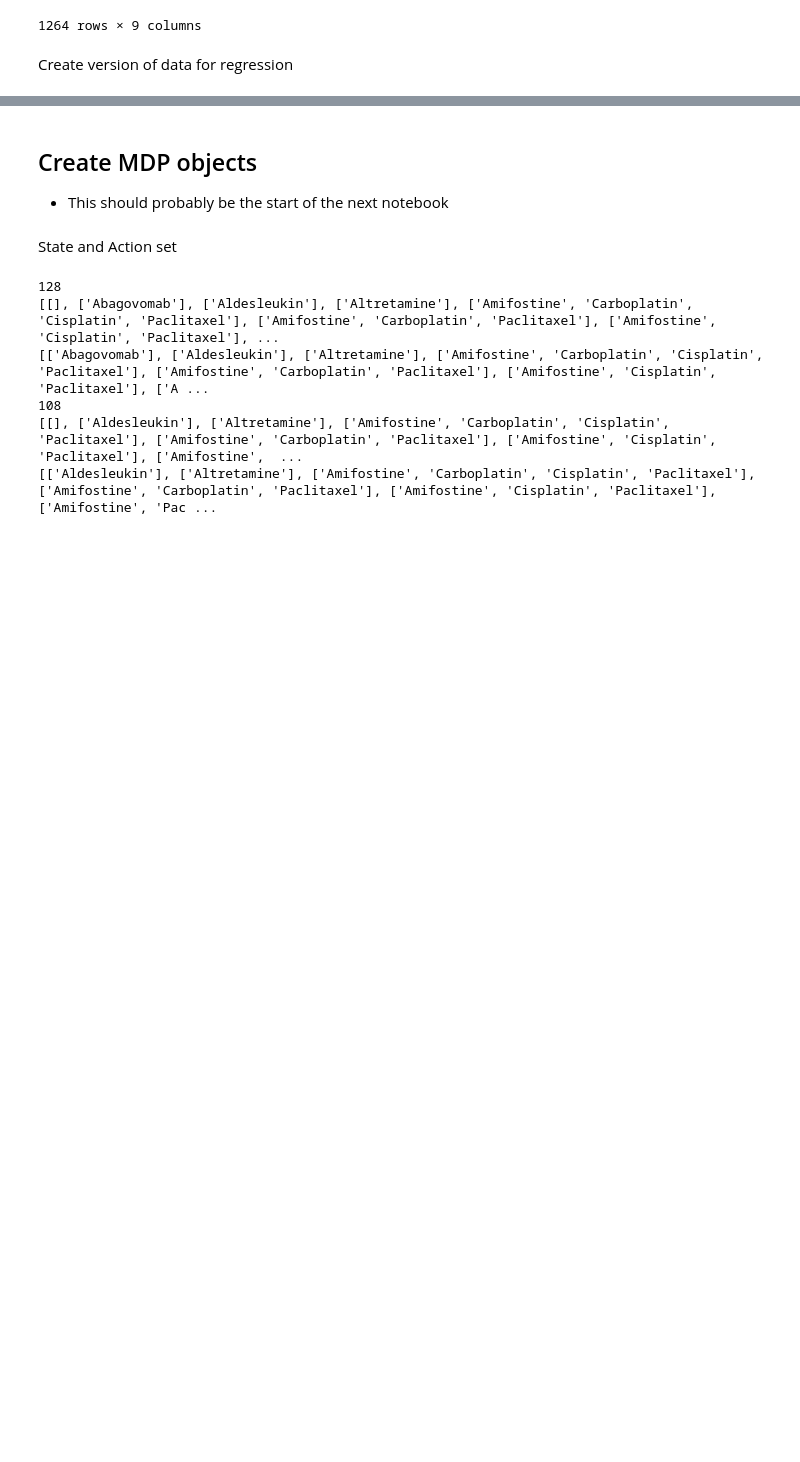
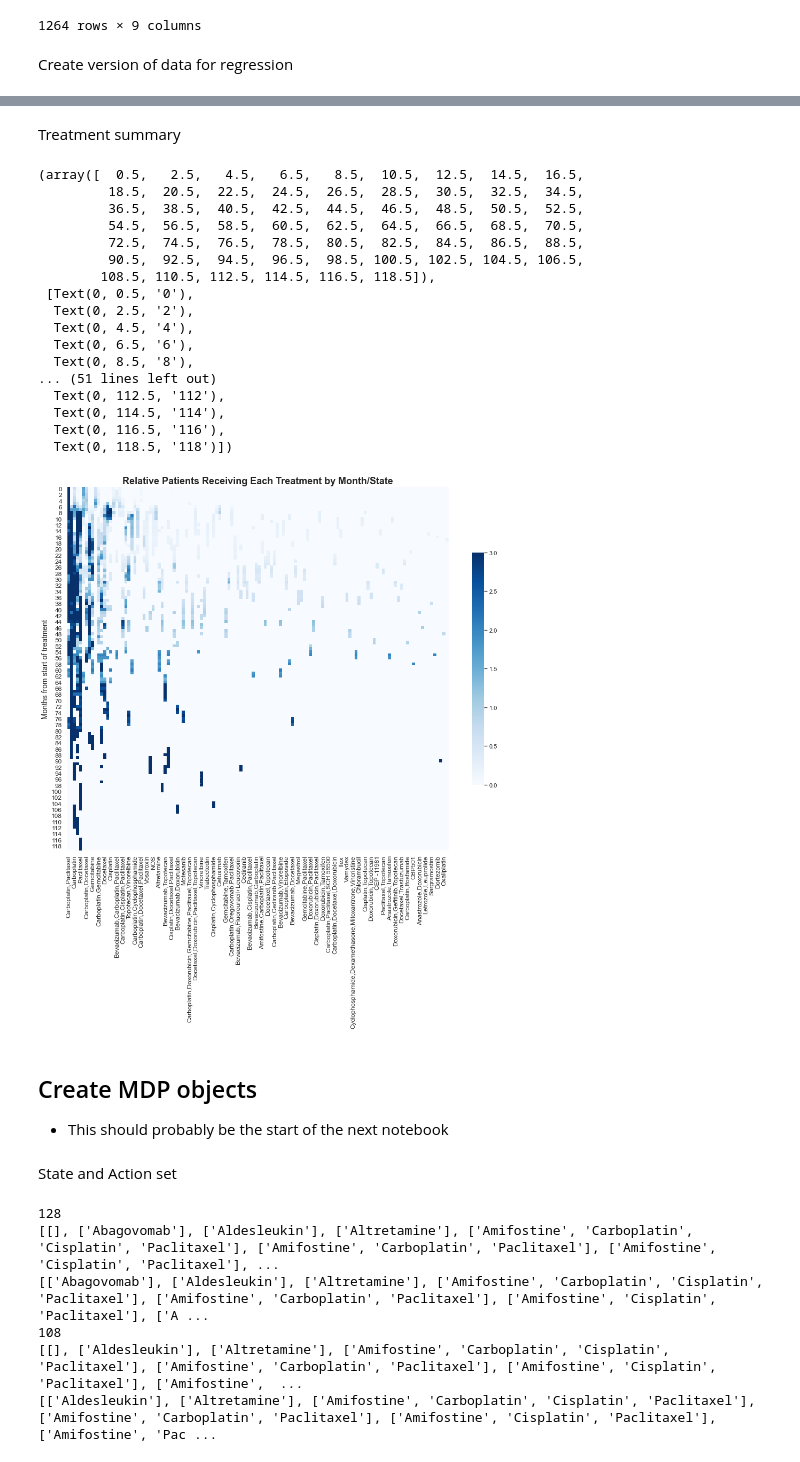
Before and after one commit to bmurphy1993/Cancer_Reinforcement_Learning, a Jupyter notebook: Data_Preprocessing.ipynb, the cells around one changed output, grey strips where cells are left out. Drawn from its saved outputs; the diff is of its cells as text; code cells hidden in the pictures; blank space fills up the shorter version.

```diff
--- a/Data_Preprocessing.ipynb
+++ b/Data_Preprocessing.ipynb
@@ -269,6 +275,10 @@ tcga_ov_1_keep = tcga_ov_1_keep[tcga_ov_1_keep['bcr_patient_barcode'].isin(tcga_
 tcga_start_days = tcga_start_days[tcga_start_days['bcr_patient_barcode'].isin(tcga_barcodes)].sort_values(by=['bcr_patient_barcode']).reset_index().drop('index', axis=1)
 tcga_ov_1_keep['total_days_overall_survival'] = tcga_ov_1_keep['total_days_overall_survival'] - tcga_start_days['start_day'] # this needs work, getting some negative values
 
+# Fill blanks
+tcga_ov_1_keep = tcga_ov_1_keep.replace(r'^\s*$', np.nan, regex=True)
+tcga_ov_1_keep = tcga_ov_1_keep.replace(np.nan, 'NOT SPECIFIED', regex=True)
+
 tcga_ov_1_keep
 # %% [output]
 NaNs:  bcr_patient_barcode                                 4
@@ -400,3 +462,57 @@ df_d_reg
+# %% [markdown]
+Treatment summary
+# %%
+# Heatmap data
+df_heat = df_reg.stb.freq(['ther_str', 'months'])[['ther_str', 'months', 'count']].sort_values(by=['months', 'ther_str'])
+df_heat = df_heat.pivot_table(index=['months'], columns='ther_str', values='count').reset_index().rename_axis(None, axis=1).set_index('months')
+df_heat = df_heat.fillna(value=0).drop([''], axis=1)
+s = df_heat.sum()
+df_heat = df_heat[s.sort_values(ascending=False).index]
+# convert to z-scores
+for row in df_heat.index:
+    stats.zscore(df_heat.iloc[row])
+    df_heat.iloc[row] = stats.zscore(df_heat.iloc[row])
+df_heat = df_heat.fillna(value=0)
+
+# Make heatmap
+sns.set(font_scale=1)
+
+cmap = sns.color_palette("Blues", as_cmap=True)
+plt.figure(figsize=(16,16))
+plt.rcParams["font.family"] = "Arial"
+ax = sns.heatmap(data=df_heat,
+                 cmap=cmap,
+                 square=1,
+                 vmin=0, vmax=3,
+                 cbar_kws={"shrink": .5},
+#                  linewidth=0.05,
+#                  linecolor='gray',
+                 )
+plt.title('Relative Patients Receiving Each Treatment by Month/State', size=18, fontweight='bold')
+plt.ylabel('Months from start of treatment', size=14)
+plt.xticks(size=12, rotation='vertical')
+plt.yticks(size=12)
+# cbar = df_heat.collections[0].colorbar
+# cbar.ax.tick_params(labelsize=6)
+# %% [output]
+(array([  0.5,   2.5,   4.5,   6.5,   8.5,  10.5,  12.5,  14.5,  16.5,
+         18.5,  20.5,  22.5,  24.5,  26.5,  28.5,  30.5,  32.5,  34.5,
+         36.5,  38.5,  40.5,  42.5,  44.5,  46.5,  48.5,  50.5,  52.5,
+         54.5,  56.5,  58.5,  60.5,  62.5,  64.5,  66.5,  68.5,  70.5,
+         72.5,  74.5,  76.5,  78.5,  80.5,  82.5,  84.5,  86.5,  88.5,
+         90.5,  92.5,  94.5,  96.5,  98.5, 100.5, 102.5, 104.5, 106.5,
+        108.5, 110.5, 112.5, 114.5, 116.5, 118.5]),
+ [Text(0, 0.5, '0'),
+  Text(0, 2.5, '2'),
+  Text(0, 4.5, '4'),
+  Text(0, 6.5, '6'),
+  Text(0, 8.5, '8'),
+... (51 lines left out)
+  Text(0, 112.5, '112'),
+  Text(0, 114.5, '114'),
+  Text(0, 116.5, '116'),
+  Text(0, 118.5, '118')])
+[figure, added]
 # %% [markdown]
 ## Create MDP objects
 
```
Also changed, not shown: parts of 18 cells of this notebook.
